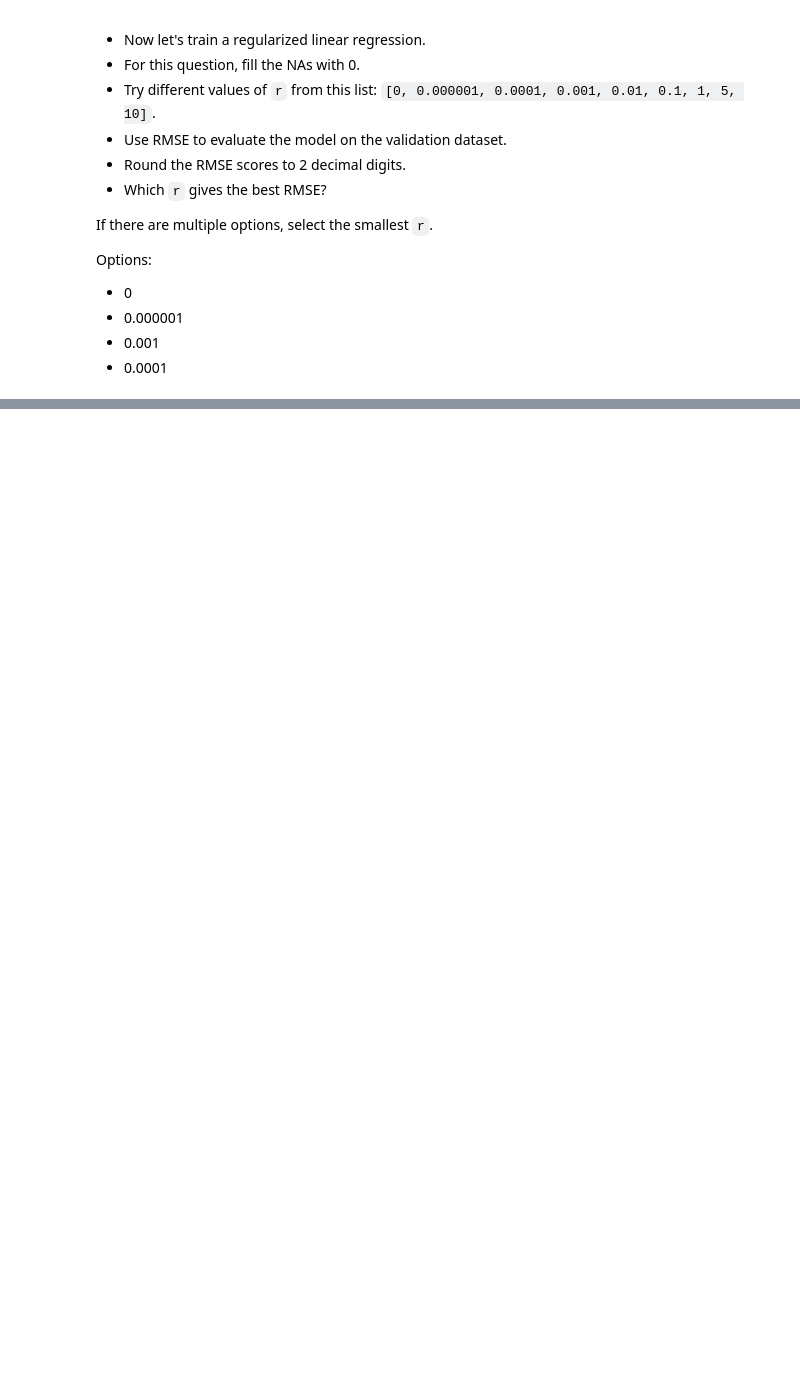
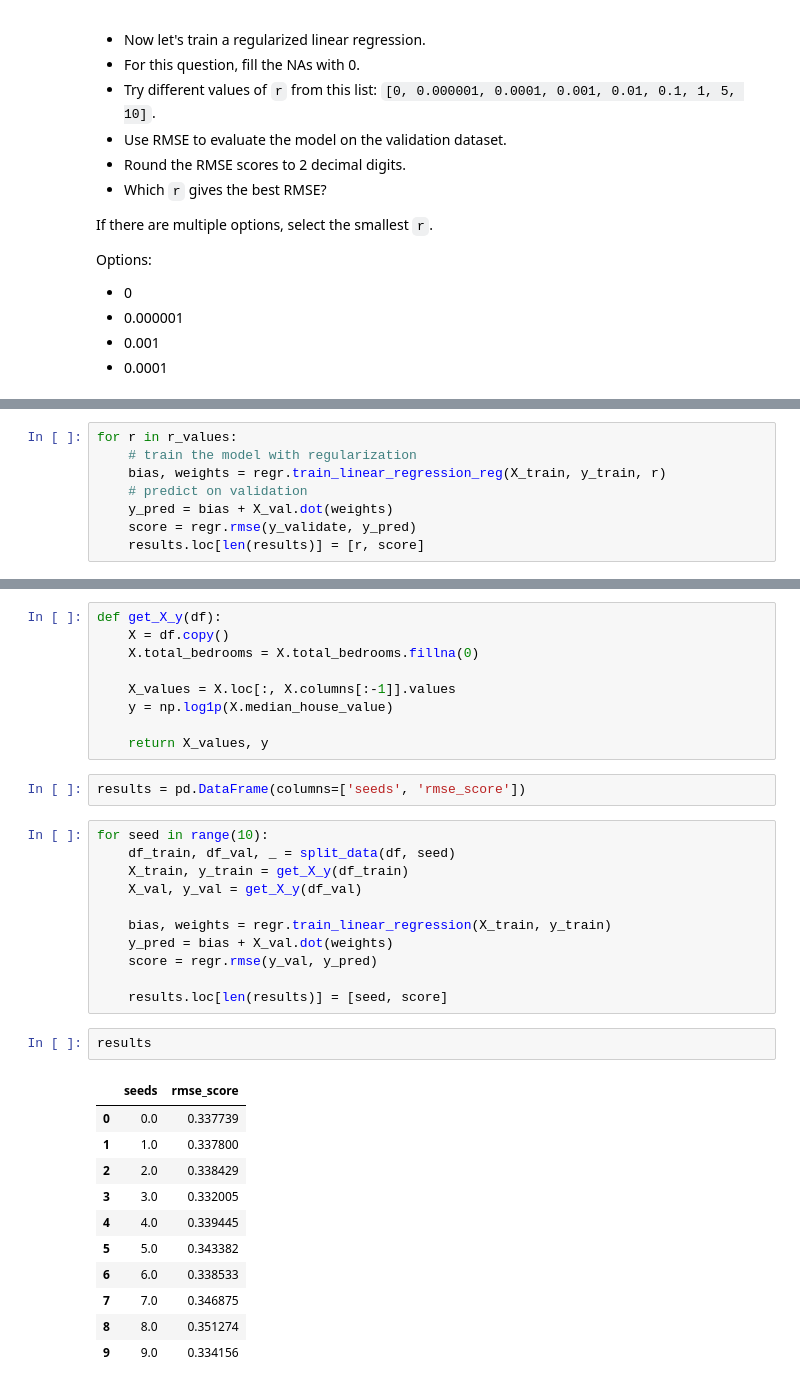
Before and after one commit to nadia-paz/ML-Zoomcamp, a Jupyter notebook: week2/homework_2.ipynb, the cells around one changed output, grey strips where cells are left out. Saved outputs shown, nothing was run; the diff lists cells and outputs as text; blank space fills up the shorter version.

```diff
--- a/week2/homework_2.ipynb
+++ b/week2/homework_2.ipynb
@@ -410,0 +431,8 @@ Options:
+# %%
+for r in r_values:
+    # train the model with regularization
+    bias, weights = regr.train_linear_regression_reg(X_train, y_train, r)
+    # predict on validation
+    y_pred = bias + X_val.dot(weights)
+    score = regr.rmse(y_validate, y_pred)
+    results.loc[len(results)] = [r, score]
@@ -410,0 +504,36 @@ Options:
+# %%
+def get_X_y(df):
+    X = df.copy()
+    X.total_bedrooms = X.total_bedrooms.fillna(0)
+
+    X_values = X.loc[:, X.columns[:-1]].values
+    y = np.log1p(X.median_house_value)
+
+    return X_values, y
+# %%
+results = pd.DataFrame(columns=['seeds', 'rmse_score'])
+# %%
+for seed in range(10):
+    df_train, df_val, _ = split_data(df, seed)
+    X_train, y_train = get_X_y(df_train)
+    X_val, y_val = get_X_y(df_val)
+
+    bias, weights = regr.train_linear_regression(X_train, y_train)
+    y_pred = bias + X_val.dot(weights)
+    score = regr.rmse(y_val, y_pred)
+
+    results.loc[len(results)] = [seed, score]
+# %%
+results
+# %% [output]
+|  | seeds | rmse_score |
+| 0 | 0.0 | 0.337739 |
+| 1 | 1.0 | 0.337800 |
+| 2 | 2.0 | 0.338429 |
+| 3 | 3.0 | 0.332005 |
+| 4 | 4.0 | 0.339445 |
+| 5 | 5.0 | 0.343382 |
+| 6 | 6.0 | 0.338533 |
+| 7 | 7.0 | 0.346875 |
+| 8 | 8.0 | 0.351274 |
+| 9 | 9.0 | 0.334156 |
```
Also changed, not shown: parts of 17 cells of this notebook.
